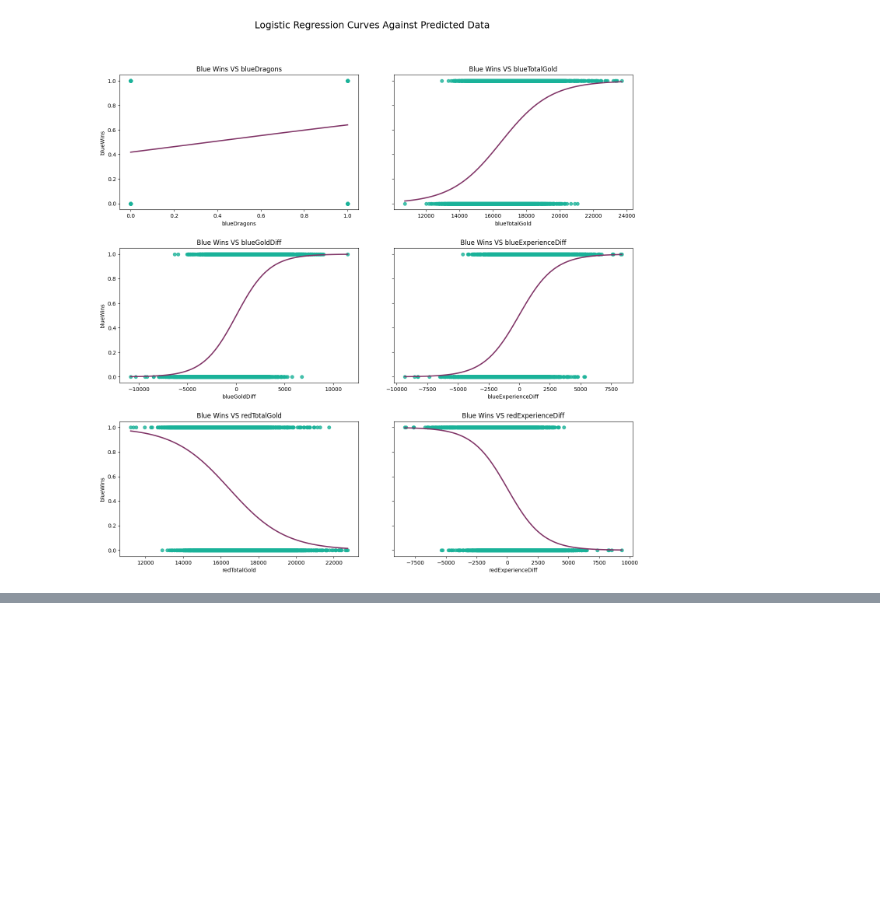
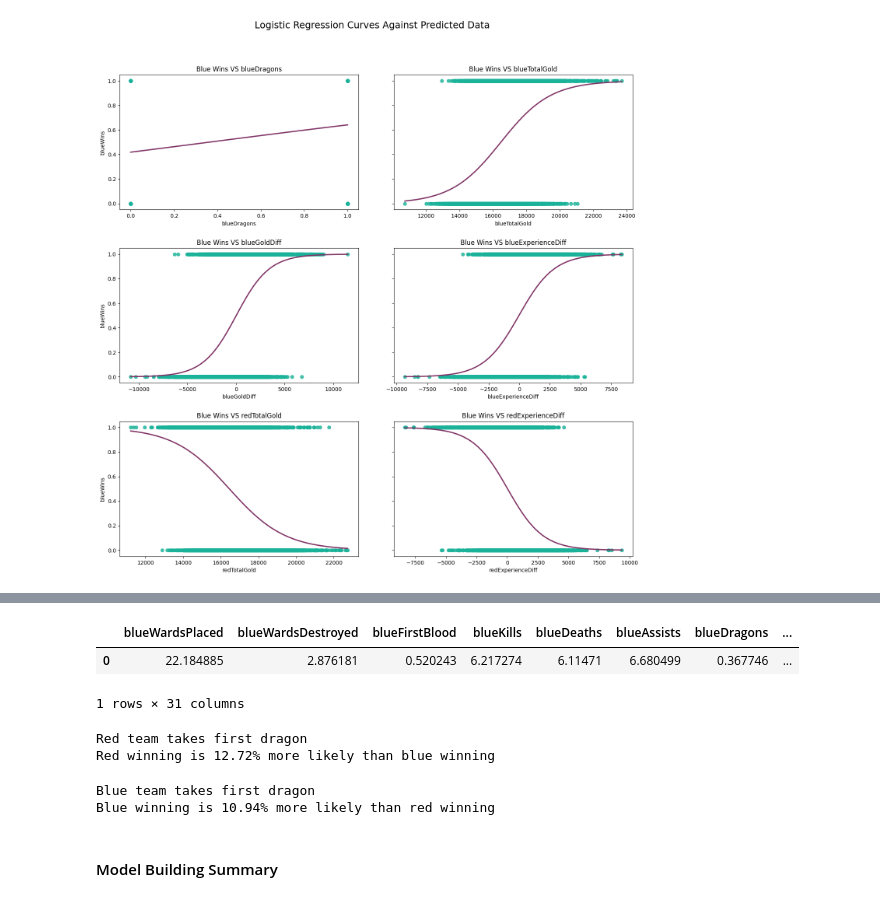
Before and after one commit to DiskoTecha/Lol10MinWinClassification, a Jupyter notebook: Lol10MinWinClassification.ipynb, the cells around one changed output, grey strips where cells are left out. Drawn from its saved outputs; the diff is of its cells as text; code cells hidden in the pictures; blank space fills up the shorter version.

Commit message:
Add model interpretability example, create summary

```diff
--- a/Lol10MinWinClassification.ipynb
+++ b/Lol10MinWinClassification.ipynb
@@ -363,0 +373,38 @@ for index, ax in enumerate(axs.ravel()):
+# %%
+# Create dummy dataframe with one entry that has the mean value for every feature
+entry = {}
+for column in X_test:
+    entry[column] = [X_test.loc[:, column].mean()]
+interp_test = pd.DataFrame(entry)
+interp_test.head()
+# %% [output]
+|  | blueWardsPlaced | blueWardsDestroyed | blueFirstBlood | blueKills | blueDeaths | blueAssists | blueDragons | ... |
+| 0 | 22.184885 | 2.876181 | 0.520243 | 6.217274 | 6.11471 | 6.680499 | 0.367746 | ... |
+1 rows × 31 columns
+# %%
+# Make the blue team have zero dragons, and the red team have one
+interp_test["blueDragons"] = 0
+interp_test["redDragons"] = 1
+
+# Display the difference in prediction probabilities between the positive class outcome and the negative class outcome
+interp_predict = pipe.predict(interp_test)
+print("Red team takes first dragon")
+print(f"{"Blue winning" if interp_predict[0] == 1 else "Red winning"} is{(pipe.predict_proba(interp_test)[:,interp_predict[0]][0] * 2 - 1) * 100: .2f}% more likely than {"blue winning" if interp_predict[0] == 0 else "red winning"}")
+# %% [output]
+Red team takes first dragon
+Red winning is 12.72% more likely than blue winning
+# %%
+# Now make the blue team have one dragon and the red team have none
+interp_test_blueD = interp_test.copy()
+interp_test_blueD["blueDragons"] = 1
+interp_test_blueD["redDragons"] = 0
+
+# Display the difference in prediction probabilities between the positive class outcome and the negative class outcome
+interp_predict_blueD = pipe.predict(interp_test_blueD)
+print("Blue team takes first dragon")
+print(f"{"Blue winning" if interp_predict_blueD[0] == 1 else "Red winning"} is{(pipe.predict_proba(interp_test_blueD)[:,interp_predict_blueD[0]][0] * 2 - 1) * 100: .2f}% more likely than {"blue winning" if interp_predict_blueD[0] == 0 else "red winning"}")
+# %% [output]
+Blue team takes first dragon
+Blue winning is 10.94% more likely than red winning
+# %% [markdown]
+<h4>Model Building Summary</h4>
```
Also changed, not shown: parts of 15 cells of this notebook, 1 other file.
